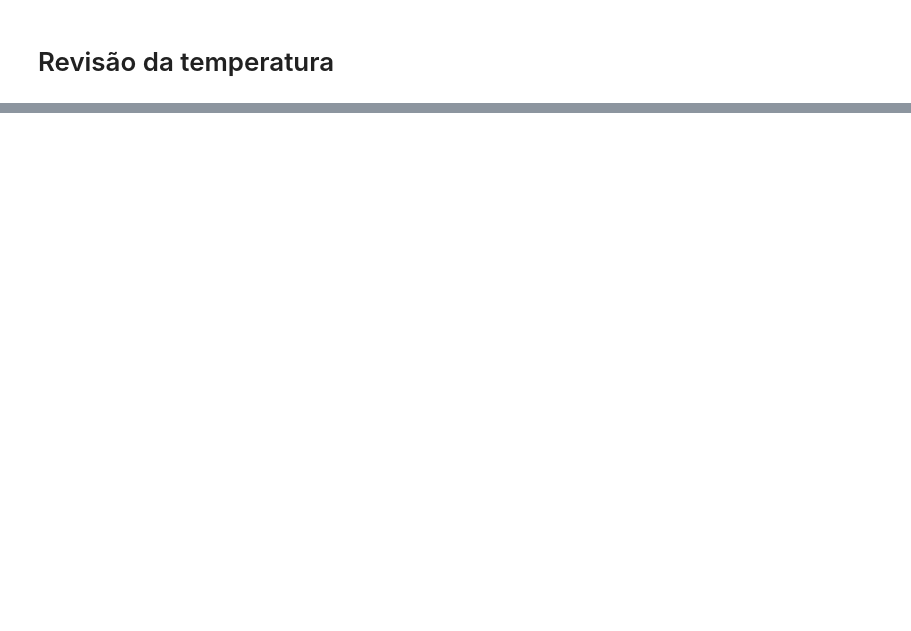
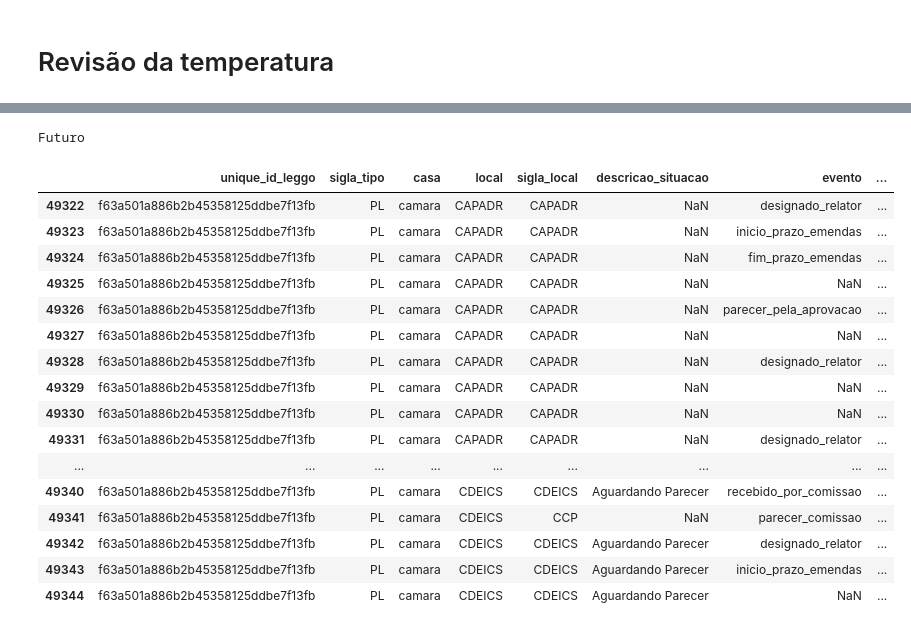
Before and after one commit to parlametria/revisao-temperatura, a Jupyter notebook: analises/revisao_da_temperatura.ipynb, the cells around one changed output, grey strips where cells are left out. Saved outputs shown, nothing was run; the diff lists cells and outputs as text; code cells hidden in the pictures; blank space fills up the shorter version.

```diff
--- a/analises/revisao_da_temperatura.ipynb
+++ b/analises/revisao_da_temperatura.ipynb
@@ -1053,0 +239,23 @@ Colunas com valores faltantes:
+# %%
+# Imprime os eventos seguintes à data de avaliação:
+print(xu.Bold('Futuro'))
+example_trams.loc[(example_trams['data'] > data_aval) & (example_trams['data'] <= data_aval + dt.timedelta(days=180))]
+# %% [output]
+Futuro
+|  | unique_id_leggo | sigla_tipo | casa | local | sigla_local | descricao_situacao | evento | ... |
+| 49322 | f63a501a886b2b45358125ddbe7f13fb | PL | camara | CAPADR | CAPADR | NaN | designado_relator | ... |
+| 49323 | f63a501a886b2b45358125ddbe7f13fb | PL | camara | CAPADR | CAPADR | NaN | inicio_prazo_emendas | ... |
+| 49324 | f63a501a886b2b45358125ddbe7f13fb | PL | camara | CAPADR | CAPADR | NaN | fim_prazo_emendas | ... |
+| 49325 | f63a501a886b2b45358125ddbe7f13fb | PL | camara | CAPADR | CAPADR | NaN | NaN | ... |
+| 49326 | f63a501a886b2b45358125ddbe7f13fb | PL | camara | CAPADR | CAPADR | NaN | parecer_pela_aprovacao | ... |
+| 49327 | f63a501a886b2b45358125ddbe7f13fb | PL | camara | CAPADR | CAPADR | NaN | NaN | ... |
+| 49328 | f63a501a886b2b45358125ddbe7f13fb | PL | camara | CAPADR | CAPADR | NaN | designado_relator | ... |
+| 49329 | f63a501a886b2b45358125ddbe7f13fb | PL | camara | CAPADR | CAPADR | NaN | NaN | ... |
+| 49330 | f63a501a886b2b45358125ddbe7f13fb | PL | camara | CAPADR | CAPADR | NaN | NaN | ... |
+| 49331 | f63a501a886b2b45358125ddbe7f13fb | PL | camara | CAPADR | CAPADR | NaN | designado_relator | ... |
+| ... | ... | ... | ... | ... | ... | ... | ... | ... |
+| 49340 | f63a501a886b2b45358125ddbe7f13fb | PL | camara | CDEICS | CDEICS | Aguardando Parecer | recebido_por_comissao | ... |
+| 49341 | f63a501a886b2b45358125ddbe7f13fb | PL | camara | CDEICS | CCP | NaN | parecer_comissao | ... |
+| 49342 | f63a501a886b2b45358125ddbe7f13fb | PL | camara | CDEICS | CDEICS | Aguardando Parecer | designado_relator | ... |
+| 49343 | f63a501a886b2b45358125ddbe7f13fb | PL | camara | CDEICS | CDEICS | Aguardando Parecer | inicio_prazo_emendas | ... |
+| 49344 | f63a501a886b2b45358125ddbe7f13fb | PL | camara | CDEICS | CDEICS | Aguardando Parecer | NaN | ... |
```
Also changed, not shown: parts of 133 cells of this notebook, 10 other files.
